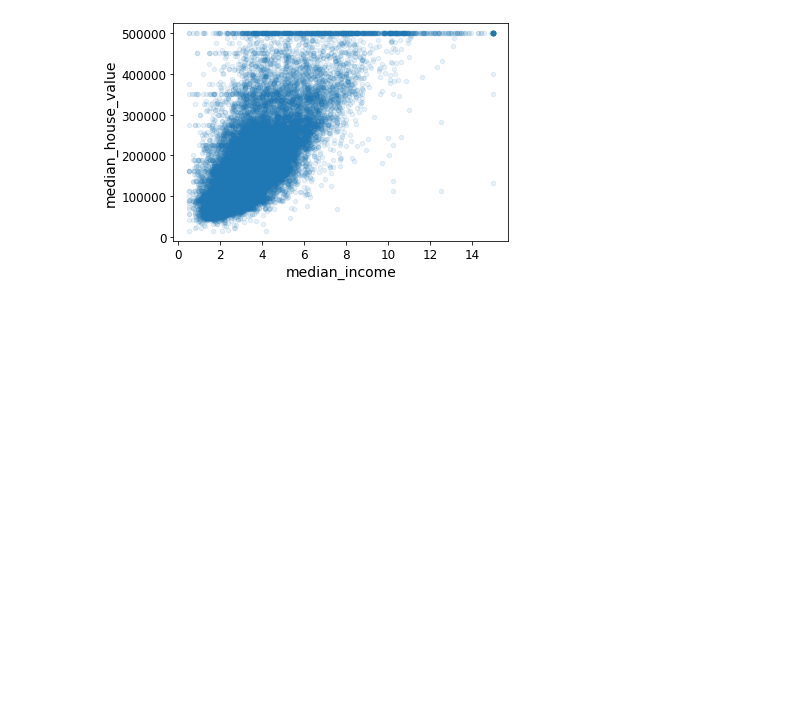
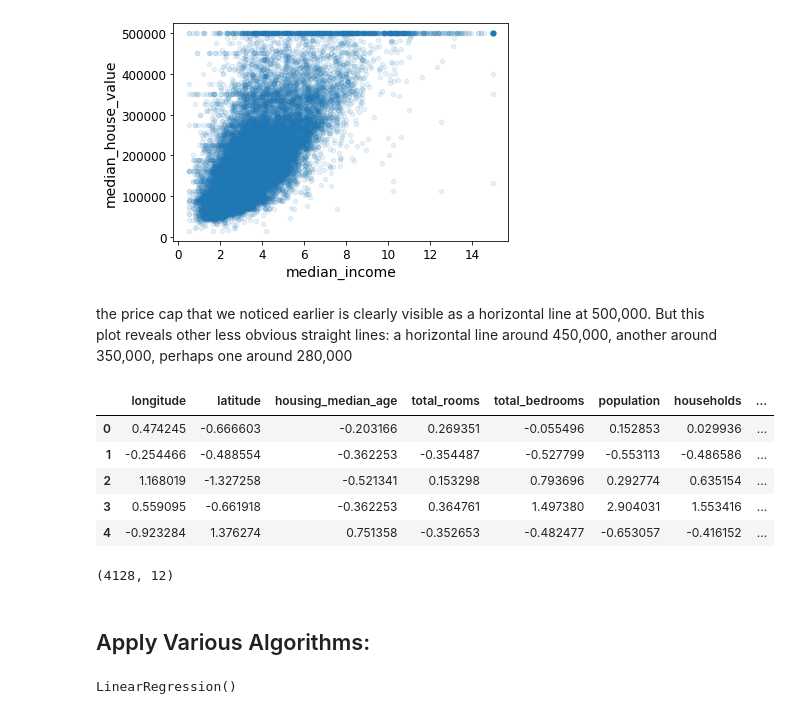
Before and after one commit to AbdullahGaballah/median-housing-price, a Jupyter notebook: FristProject.ipynb, the cells around one changed output. Saved outputs shown, nothing was run; the diff lists cells and outputs as text; code cells hidden in the pictures; blank space fills up the shorter version.

```diff
--- a/FristProject.ipynb
+++ b/FristProject.ipynb
@@ -187,3 +261,24 @@ housing.plot(kind="scatter", x="median_income", y="median_house_value",
 # %% [output]
 <matplotlib.axes._subplots.AxesSubplot at 0x...>
 [figure]
+# %% [markdown]
+the price cap that we noticed earlier is clearly visible as a horizontal line at 500,000. But this plot reveals other less obvious straight lines: a horizontal line around 450,000, another around 350,000, perhaps one around 280,000
+# %%
+from sklearn.preprocessing import StandardScaler
+scaler = StandardScaler()
+scaler.fit(train_set)
+x = scaler.transform(train_set)
+y = scaler.transform(test_set)
+# %%
+names = train_set.columns
+x = pd.DataFrame(x,columns=names)
+y = pd.DataFrame(y,columns=names)
+# %%
+x.head()
+# %% [output]
+|  | longitude | latitude | housing_median_age | total_rooms | total_bedrooms | population | households | ... |
+| 0 | 0.474245 | -0.666603 | -0.203166 | 0.269351 | -0.055496 | 0.152853 | 0.029936 | ... |
+| 1 | -0.254466 | -0.488554 | -0.362253 | -0.354487 | -0.527799 | -0.553113 | -0.486586 | ... |
+| 2 | 1.168019 | -1.327258 | -0.521341 | 0.153298 | 0.793696 | 0.292774 | 0.635154 | ... |
+| 3 | 0.559095 | -0.661918 | -0.362253 | 0.364761 | 1.497380 | 2.904031 | 1.553416 | ... |
+| 4 | -0.923284 | 1.376274 | 0.751358 | -0.352653 | -0.482477 | -0.653057 | -0.416152 | ... |
@@ -189,0 +290,13 @@ housing.plot(kind="scatter", x="median_income", y="median_house_value",
+# %%
+x_test.shape
+# %% [output]
+(4128, 12)
+# %% [markdown]
+## Apply Various Algorithms:
+# %%
+#1-LinearRegression
+from sklearn.linear_model import LinearRegression
+linreg=LinearRegression()
+linreg.fit(x_train,y_train)
+# %% [output]
+LinearRegression()
```
Also changed, not shown: parts of 22 cells of this notebook.
